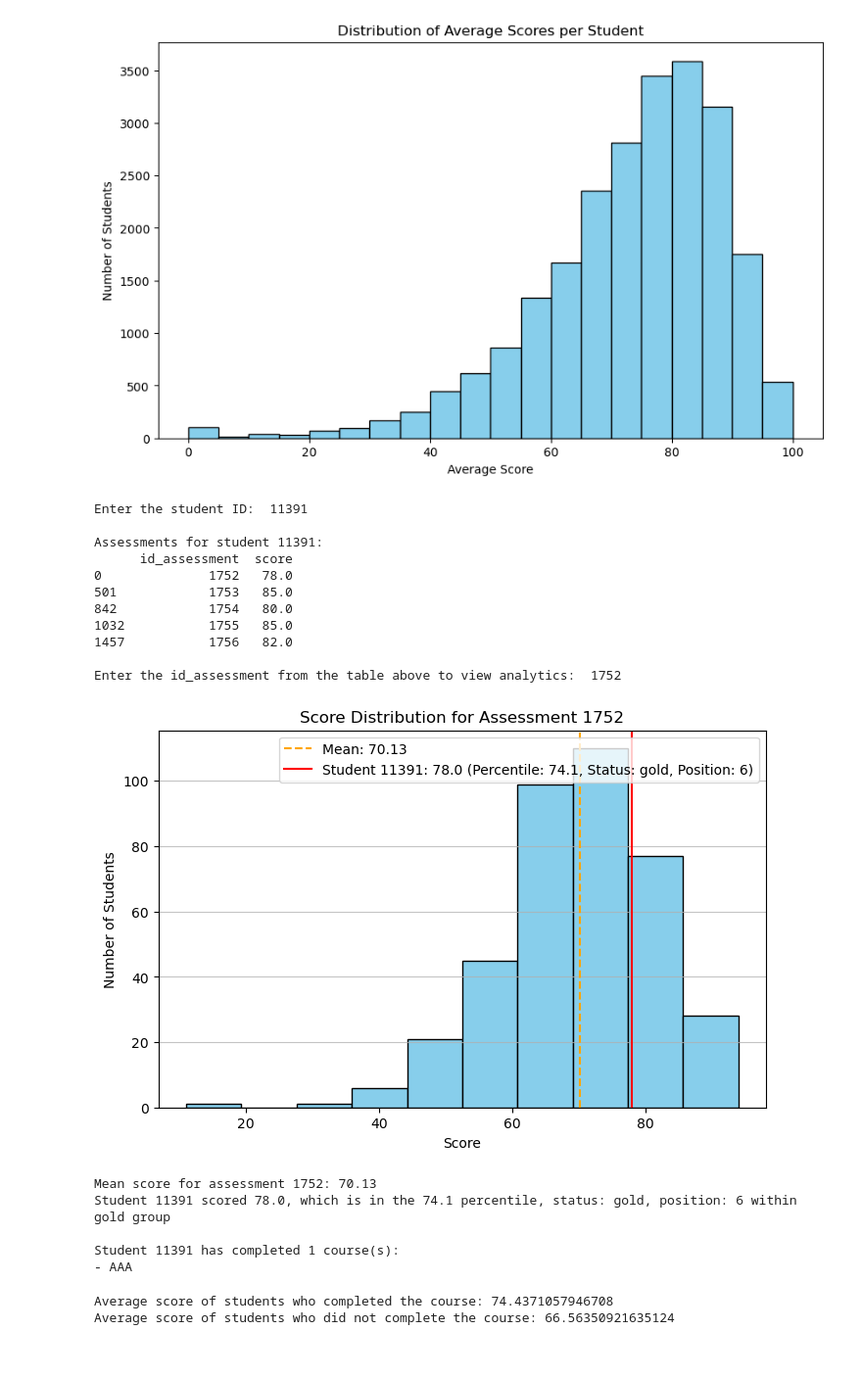
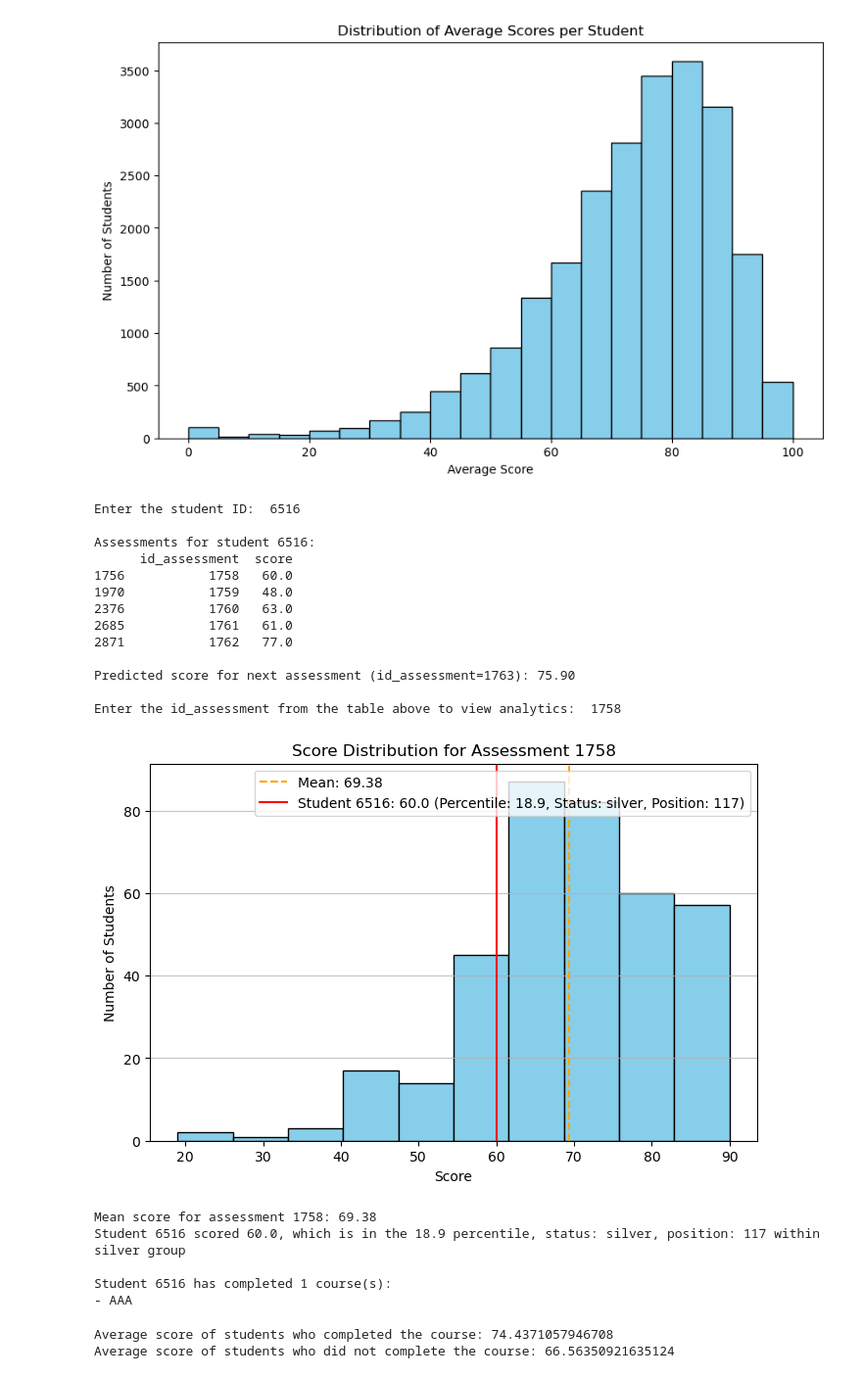
Before and after one commit to Abo6788/Intervarsity_Hackathon, a Jupyter notebook: src/Intervarsity.ipynb, the cells around one changed output. Shown: that part at 98% size. Drawn from its saved outputs; the diff is of its cells as text; code cells hidden in the pictures.

Commit message:
added linear regression model to predict the score for the next assessment

```diff
--- a/src/Intervarsity.ipynb
+++ b/src/Intervarsity.ipynb
@@ -227,10 +227,13 @@ plt.show()
 # %% [output]
 [figure]
 # %%
-
+import pandas as pd
+import matplotlib.pyplot as plt
+from scipy.stats import percentileofscore
+from sklearn.linear_model import LinearRegression
+import numpy as np
 
 # ------------------- Load Data -------------------
-# Assuming these CSVs are already loaded; adjust paths as needed
 student_assessments = pd.read_csv(r"C:\Users\Abongile\Documents\Intervarsity_Hackathon\Intervarsity_Hackathon\assets\studentAssessment.csv")
 student_info = pd.read_csv(r"C:\Users\Abongile\Documents\Intervarsity_Hackathon\Intervarsity_Hackathon\assets\studentInfo.csv")
 student_registration = pd.read_csv(r"C:\Users\Abongile\Documents\Intervarsity_Hackathon\Intervarsity_Hackathon\assets\StudentRegistration.csv")
@@ -253,11 +256,29 @@ if student_data.empty:
     print(f"No assessments found for student {student_id}")
 else:
     # Display id_assessment and score table
-    student_table = student_data[['id_assessment', 'score']]
+    student_table = student_data[['id_assessment', 'score']].sort_values('id_assessment')
     print(f"\nAssessments for student {student_id}:")
     print(student_table)
 
-    # ------------------- Step 2: Select Assessment -------------------
+    # ------------------- Step 1b: Predict Next Assessment Score -------------------
+    # Use simple linear regression on previous assessments
+    model_data = student_table.dropna(subset=['score'])
+
+    if len(model_data) >= 2:  # Need at least 2 data points to fit a model
+        X = model_data['id_assessment'].values.reshape(-1,1)
+        y = model_data['score'].values
+
+        model = LinearRegression()
+        model.fit(X, y)
+
+        next_assessment_id = model_data['id_assessment'].max() + 1
+        predicted_score = model.predict(np.array([[next_assessment_id]]))[0]
+
+        print(f"\nPredicted score for next assessment (id_assessment={next_assessment_id}): {predicted_score:.2f}")
+    else:
+        print("\nNot enough data to predict next assessment score (need at least 2 previous assessments).")
+
+    # ------------------- Step 2: Select Assessment for Analytics -------------------
     assessment_id = int(input("\nEnter the id_assessment from the table above to view analytics: "))
 
     # Filter for the specific assessment
@@ -266,7 +287,6 @@ else:
     if data.empty:
         print(f"No data found for assessment {assessment_id}")
     else:
-        # Compute mean score
         mean_score = data['score'].mean()
 
         # Function to assign status
@@ -286,10 +306,8 @@ else:
             else:
                 return "invalid"
 
-        # Assign status
         data['status'] = data['score'].apply(assign_status)
 
-        # Student-specific score, percentile, status, position
         student_score_row = data[data['id_student'] == student_id]
         if student_score_row.empty:
             print(f"Student {student_id} did not attempt assessment {assessment_id}")
@@ -298,7 +316,6 @@ else:
             percentile = percentileofscore(data['score'], student_score)
             status = student_score_row['status'].values[0]
 
-            # Position within status group
             same_status_scores = data[data['status'] == status].sort_values(by='score', ascending=False)
             position = same_status_scores.reset_index().index[same_status_scores['id_student'] == student_id][0] + 1
 
@@ -309,47 +326,48 @@ else:
             plt.axvline(student_score, color='red', linestyle='-',
                         label=f"Student {student_id}: {student_score} (Percentile: {percentile:.1f}, Status: {status}, Position: {position})")
             plt.title(f"Score Distribution for Assessment {assessment_id}")
             plt.xlabel("Score")
             plt.ylabel("Number of Students")
             plt.legend()
             plt.grid(axis='y', alpha=0.75)
             plt.show()
 
-            # Print analytics
             print(f"\nMean score for assessment {assessment_id}: {mean_score:.2f}")
             print(f"Student {student_id} scored {student_score}, which is in the {percentile:.1f} percentile, status: {status}, position: {position} within {status} group")
 
     # ------------------- Step 3: List Completed Modules -------------------
     completed_courses = student_registration[
         (student_registration['id_student'] == student_id) &
         (student_registration['date_unregistration'].isna())
     ]
 
     if completed_courses.empty:
         print(f"\nStudent {student_id} has not completed any courses.")
     else:
         completed_modules = completed_courses['code_module'].tolist()
         num_completed = len(completed_modules)
         print(f"\nStudent {student_id} has completed {num_completed} course(s):")
         for mod in completed_modules:
             print(f"- {mod}")
 # %% [output]
-Enter the student ID:  11391
+Enter the student ID:  6516
 
-Assessments for student 11391:
+Assessments for student 6516:
       id_assessment  score
-0              1752   78.0
-501            1753   85.0
-842            1754   80.0
-1032           1755   85.0
-1457           1756   82.0
+1756           1758   60.0
+1970           1759   48.0
+2376           1760   63.0
+2685           1761   61.0
+2871           1762   77.0
 
-Enter the id_assessment from the table above to view analytics:  1752
+Predicted score for next assessment (id_assessment=1763): 75.90
+
+Enter the id_assessment from the table above to view analytics:  1758
-[figure, old version]
+[figure, new version]
-Mean score for assessment 1752: 70.13
-Student 11391 scored 78.0, which is in the 74.1 percentile, status: gold, position: 6 within gold group
+Mean score for assessment 1758: 69.38
+Student 6516 scored 60.0, which is in the 18.9 percentile, status: silver, position: 117 within silver group
 
-Student 11391 has completed 1 course(s):
+Student 6516 has completed 1 course(s):
 - AAA
 # %%
 # Drop rows with missing scores
```
